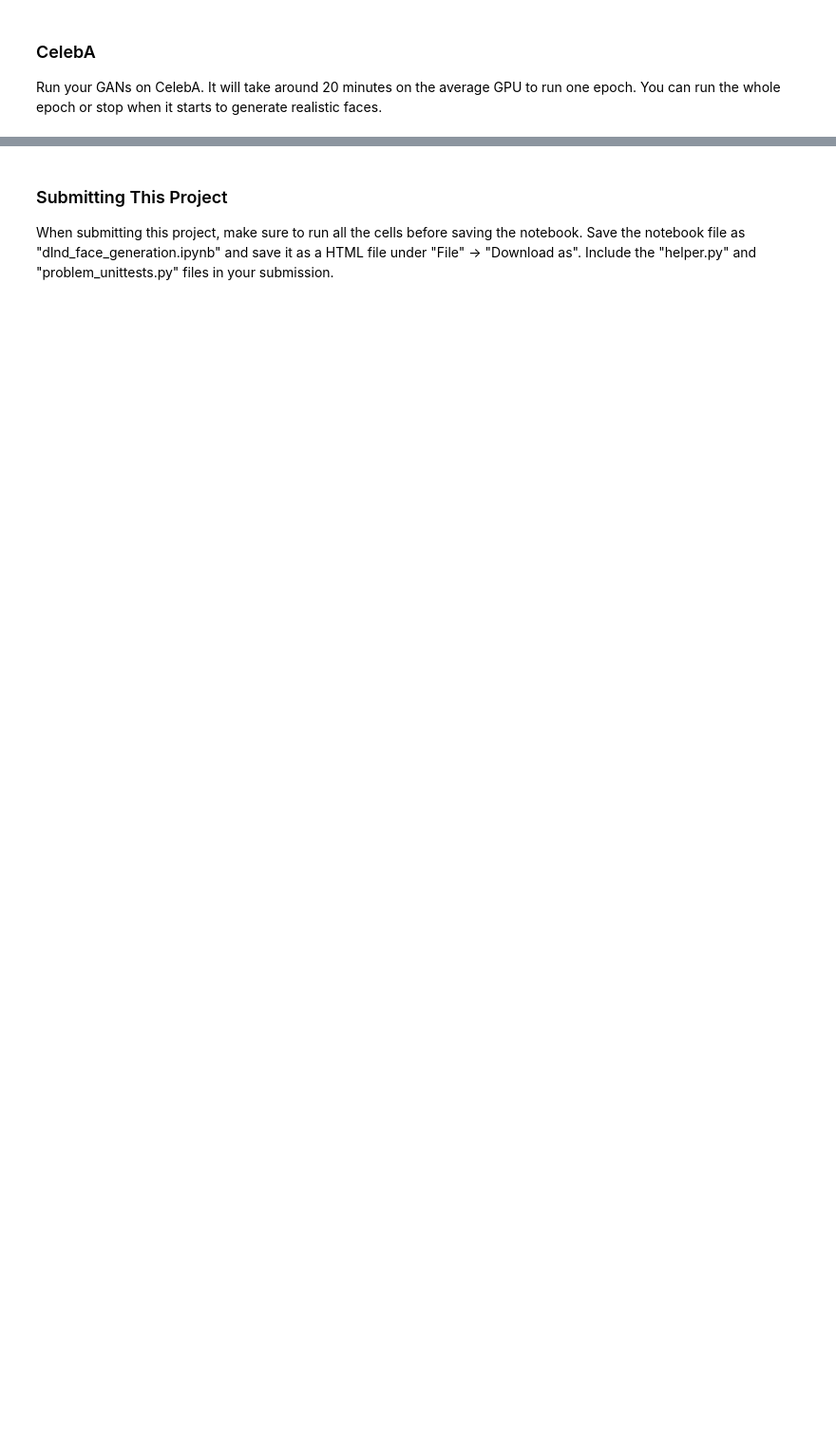
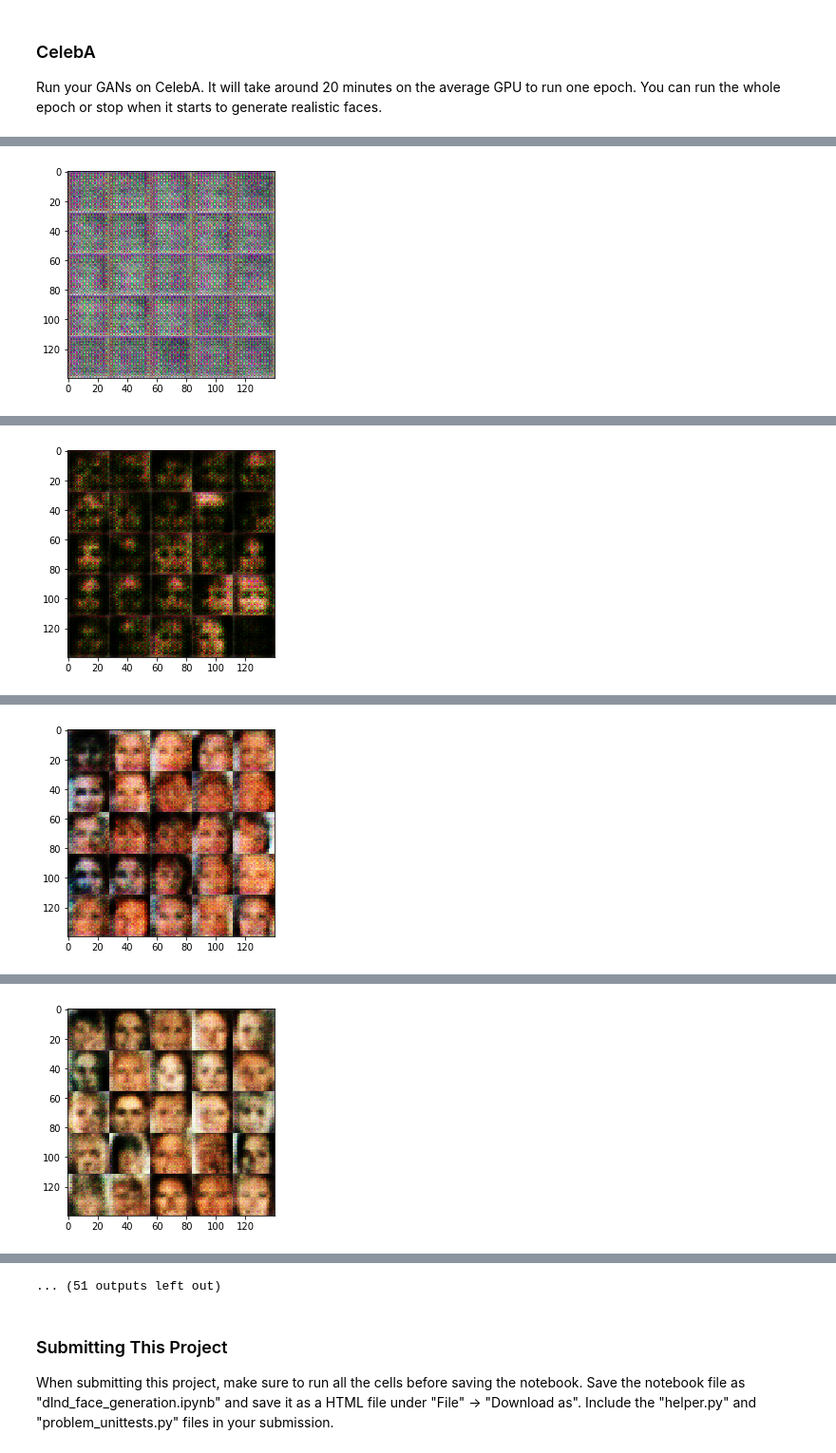
Before and after one commit to baocongchen/deep-learning-nanodegree-foundation, a Jupyter notebook: P5-face_generation/dlnd_face_generation.ipynb, the cells around one changed output, grey strips where cells are left out. Shown at 95% size. Saved outputs shown, nothing was run; the diff lists cells and outputs as text; code cells hidden in the pictures; blank space fills up the shorter version.

```diff
--- a/P5-face_generation/dlnd_face_generation.ipynb
+++ b/P5-face_generation/dlnd_face_generation.ipynb
@@ -457,7 +461,7 @@ Run your GANs on CelebA.  It will take around 20 minutes on the average GPU to r
 # %%
 batch_size = 64
 z_dim = 64
-learning_rate = 0.0002
+learning_rate = 0.0001
 beta1 = 0.5
 
 
@@ -465,8 +469,9 @@ beta1 = 0.5
 DON'T MODIFY ANYTHING IN THIS CELL THAT IS BELOW THIS LINE
 """
 epochs = 1
-
+tf.reset_default_graph()
 celeba_dataset = helper.Dataset('celeba', glob(os.path.join(data_dir, 'img_align_celeba/*.jpg')))
 with tf.Graph().as_default():
     train(epochs, batch_size, z_dim, learning_rate, beta1, celeba_dataset.get_batches,
           celeba_dataset.shape, celeba_dataset.image_mode)
+# %% [output]
@@ -472,0 +488 @@ with tf.Graph().as_default():
+[figure, added]
@@ -472,0 +499 @@ with tf.Graph().as_default():
+[figure, added]
@@ -472,0 +510 @@ with tf.Graph().as_default():
+[figure, added]
@@ -472,0 +521 @@ with tf.Graph().as_default():
+[figure, added]
@@ -473,3 +544,4 @@ with tf.Graph().as_default():
+... (51 outputs left out)
 # %% [markdown]
 ### Submitting This Project
 When submitting this project, make sure to run all the cells before saving the notebook. Save the notebook file as "dlnd_face_generation.ipynb" and save it as a HTML file under "File" -> "Download as". Include the "helper.py" and "problem_unittests.py" files in your submission.
```
Also changed, not shown: parts of 9 cells of this notebook.
